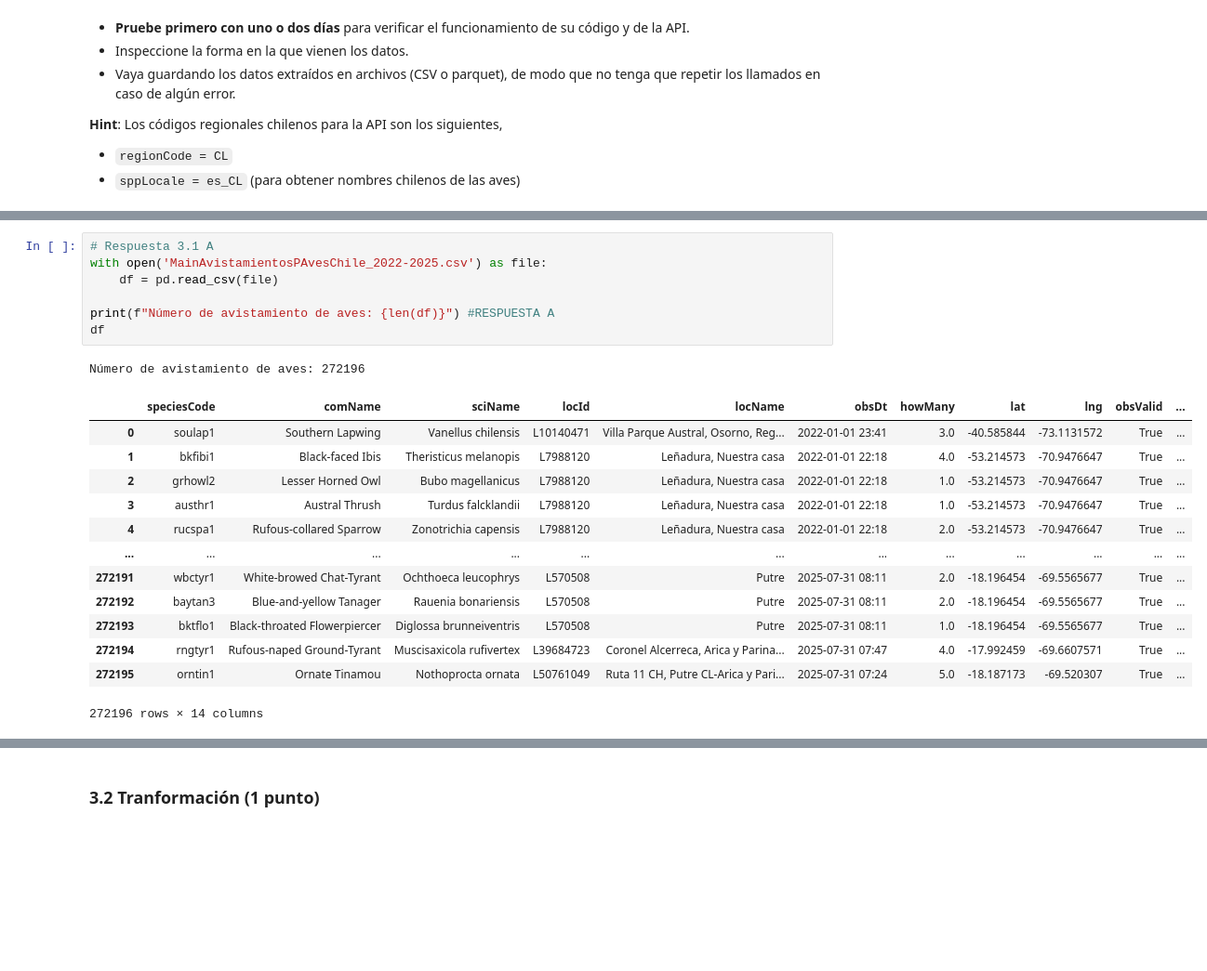
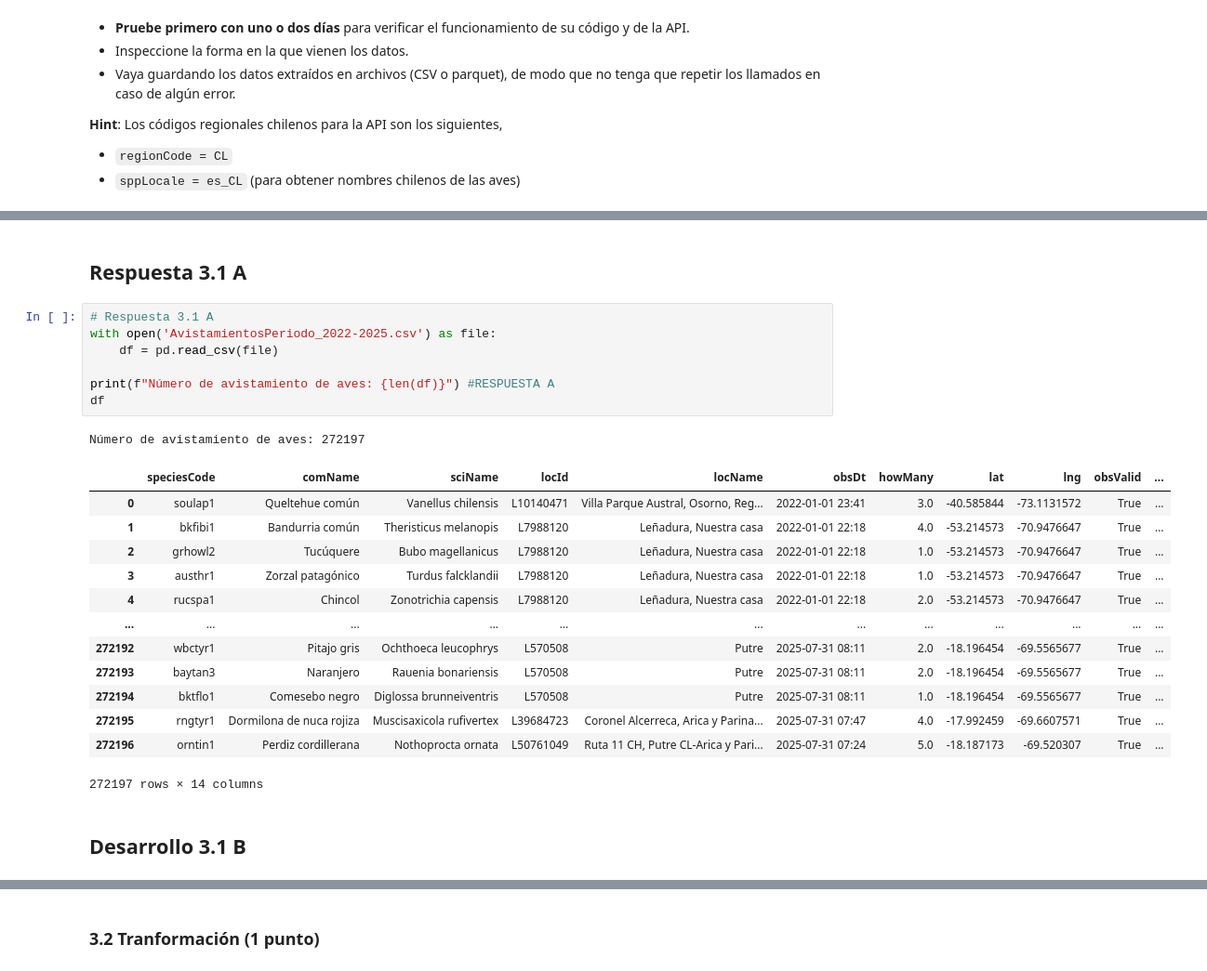
Before and after one commit to BenjaCidR/IMT2200-BENJAMIN-CID, a Jupyter notebook: Tareas/tarea 02/IMT2200-25s2 - Tarea 02.ipynb, the cells around one changed output, grey strips where cells are left out. Shown: that part at 93% size. Saved outputs shown, nothing was run; the diff lists cells and outputs as text; blank space fills up the shorter version.

```diff
--- a/Tareas/tarea 02/IMT2200-25s2 - Tarea 02.ipynb
+++ b/Tareas/tarea 02/IMT2200-25s2 - Tarea 02.ipynb
@@ -188,23 +189,27 @@ Proceso finalizado a las 2025-09-21 01:40:48
+# %% [markdown]
+## Respuesta 3.1 A
 # %%
 # Respuesta 3.1 A
-with open('MainAvistamientosPAvesChile_2022-2025.csv') as file:
+with open('AvistamientosPeriodo_2022-2025.csv') as file:
     df = pd.read_csv(file)
 
 print(f"Número de avistamiento de aves: {len(df)}") #RESPUESTA A
 df
 # %% [output]
-Número de avistamiento de aves: 272196
+Número de avistamiento de aves: 272197
 |  | speciesCode | comName | sciName | locId | locName | obsDt | howMany | lat | lng | obsValid | ... |
-| 0 | soulap1 | Southern Lapwing | Vanellus chilensis | L10140471 | Villa Parque Austral, Osorno, Reg... | 2022-01-01 23:41 | 3.0 | -40.585844 | -73.1131572 | True | ... |
-| 1 | bkfibi1 | Black-faced Ibis | Theristicus melanopis | L7988120 | Leñadura, Nuestra casa | 2022-01-01 22:18 | 4.0 | -53.214573 | -70.9476647 | True | ... |
-| 2 | grhowl2 | Lesser Horned Owl | Bubo magellanicus | L7988120 | Leñadura, Nuestra casa | 2022-01-01 22:18 | 1.0 | -53.214573 | -70.9476647 | True | ... |
-| 3 | austhr1 | Austral Thrush | Turdus falcklandii | L7988120 | Leñadura, Nuestra casa | 2022-01-01 22:18 | 1.0 | -53.214573 | -70.9476647 | True | ... |
-| 4 | rucspa1 | Rufous-collared Sparrow | Zonotrichia capensis | L7988120 | Leñadura, Nuestra casa | 2022-01-01 22:18 | 2.0 | -53.214573 | -70.9476647 | True | ... |
+| 0 | soulap1 | Queltehue común | Vanellus chilensis | L10140471 | Villa Parque Austral, Osorno, Reg... | 2022-01-01 23:41 | 3.0 | -40.585844 | -73.1131572 | True | ... |
+| 1 | bkfibi1 | Bandurria común | Theristicus melanopis | L7988120 | Leñadura, Nuestra casa | 2022-01-01 22:18 | 4.0 | -53.214573 | -70.9476647 | True | ... |
+| 2 | grhowl2 | Tucúquere | Bubo magellanicus | L7988120 | Leñadura, Nuestra casa | 2022-01-01 22:18 | 1.0 | -53.214573 | -70.9476647 | True | ... |
+| 3 | austhr1 | Zorzal patagónico | Turdus falcklandii | L7988120 | Leñadura, Nuestra casa | 2022-01-01 22:18 | 1.0 | -53.214573 | -70.9476647 | True | ... |
+| 4 | rucspa1 | Chincol | Zonotrichia capensis | L7988120 | Leñadura, Nuestra casa | 2022-01-01 22:18 | 2.0 | -53.214573 | -70.9476647 | True | ... |
 | ... | ... | ... | ... | ... | ... | ... | ... | ... | ... | ... | ... |
-| 272191 | wbctyr1 | White-browed Chat-Tyrant | Ochthoeca leucophrys | L570508 | Putre | 2025-07-31 08:11 | 2.0 | -18.196454 | -69.5565677 | True | ... |
-| 272192 | baytan3 | Blue-and-yellow Tanager | Rauenia bonariensis | L570508 | Putre | 2025-07-31 08:11 | 2.0 | -18.196454 | -69.5565677 | True | ... |
-| 272193 | bktflo1 | Black-throated Flowerpiercer | Diglossa brunneiventris | L570508 | Putre | 2025-07-31 08:11 | 1.0 | -18.196454 | -69.5565677 | True | ... |
-| 272194 | rngtyr1 | Rufous-naped Ground-Tyrant | Muscisaxicola rufivertex | L39684723 | Coronel Alcerreca, Arica y Parina... | 2025-07-31 07:47 | 4.0 | -17.992459 | -69.6607571 | True | ... |
-| 272195 | orntin1 | Ornate Tinamou | Nothoprocta ornata | L50761049 | Ruta 11 CH, Putre CL-Arica y Pari... | 2025-07-31 07:24 | 5.0 | -18.187173 | -69.520307 | True | ... |
+| 272192 | wbctyr1 | Pitajo gris | Ochthoeca leucophrys | L570508 | Putre | 2025-07-31 08:11 | 2.0 | -18.196454 | -69.5565677 | True | ... |
+| 272193 | baytan3 | Naranjero | Rauenia bonariensis | L570508 | Putre | 2025-07-31 08:11 | 2.0 | -18.196454 | -69.5565677 | True | ... |
+| 272194 | bktflo1 | Comesebo negro | Diglossa brunneiventris | L570508 | Putre | 2025-07-31 08:11 | 1.0 | -18.196454 | -69.5565677 | True | ... |
+| 272195 | rngtyr1 | Dormilona de nuca rojiza | Muscisaxicola rufivertex | L39684723 | Coronel Alcerreca, Arica y Parina... | 2025-07-31 07:47 | 4.0 | -17.992459 | -69.6607571 | True | ... |
+| 272196 | orntin1 | Perdiz cordillerana | Nothoprocta ornata | L50761049 | Ruta 11 CH, Putre CL-Arica y Pari... | 2025-07-31 07:24 | 5.0 | -18.187173 | -69.520307 | True | ... |
-272196 rows × 14 columns
+272197 rows × 14 columns
+# %% [markdown]
+## Desarrollo 3.1 B
 # %%
```
Also changed, not shown: parts of 9 cells of this notebook.
